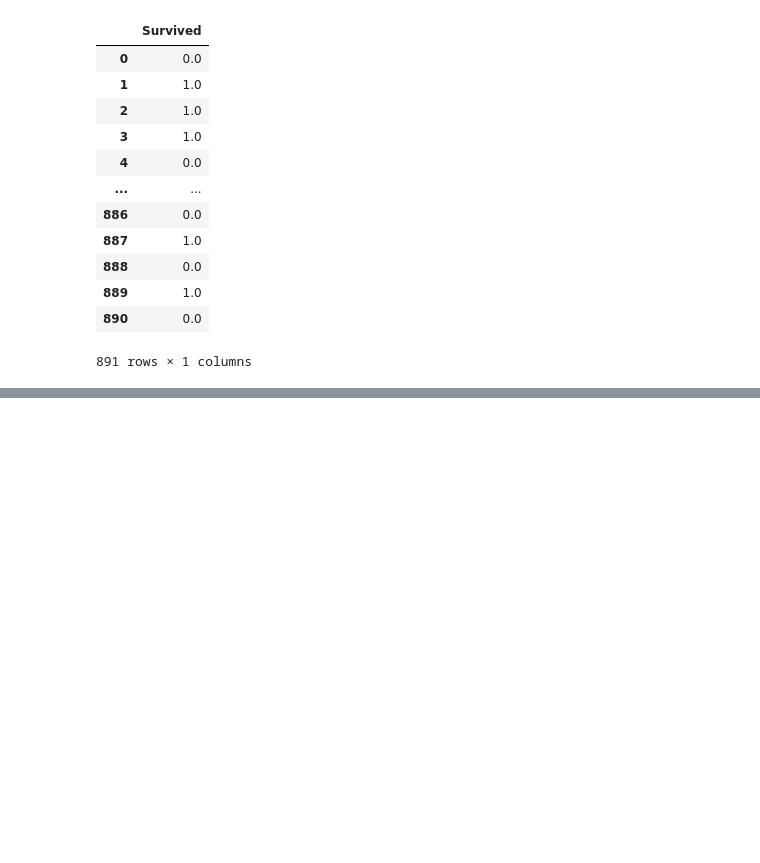
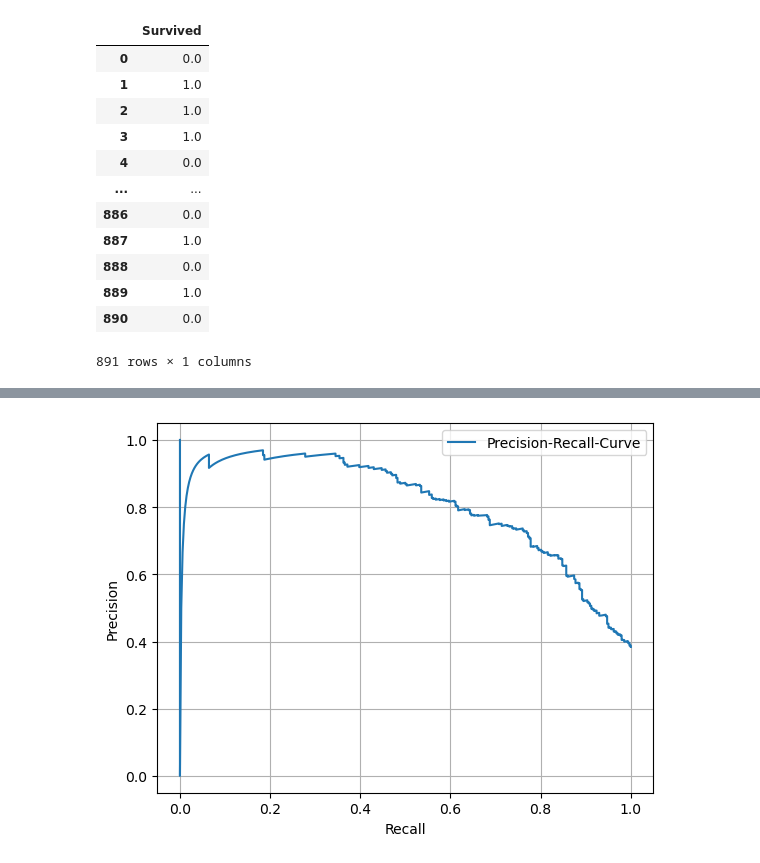
Before and after one commit to akshatkhatri/Machine_learning_playground, a Jupyter notebook: Chapter_3_geron/Titanic_dataset.ipynb, the cells around one changed output, grey strips where cells are left out. Cells and saved outputs as stored; diff of their text form; code cells hidden in the pictures; blank space fills up the shorter version.

```diff
--- a/Chapter_3_geron/Titanic_dataset.ipynb
+++ b/Chapter_3_geron/Titanic_dataset.ipynb
@@ -571,0 +796,9 @@ Y_train_df
+# %%
+plt.plot(recall,precision,label = 'Precision-Recall-Curve')
+plt.grid()
+plt.xlabel('Recall')
+plt.ylabel('Precision')
+plt.legend()
+plt.show()
+# %% [output]
+[figure, added]
```
Also changed, not shown: parts of 32 cells of this notebook, 1 other file.
